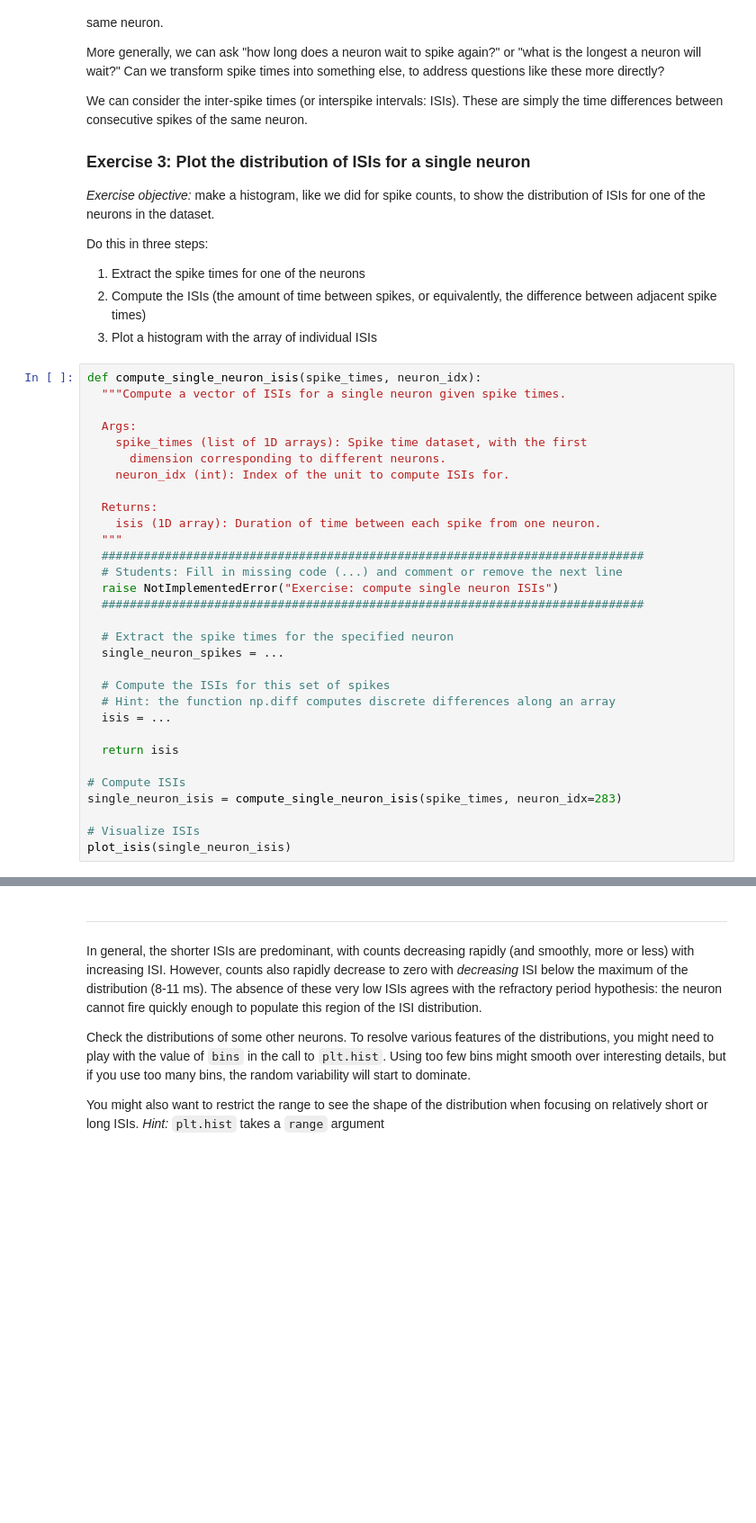
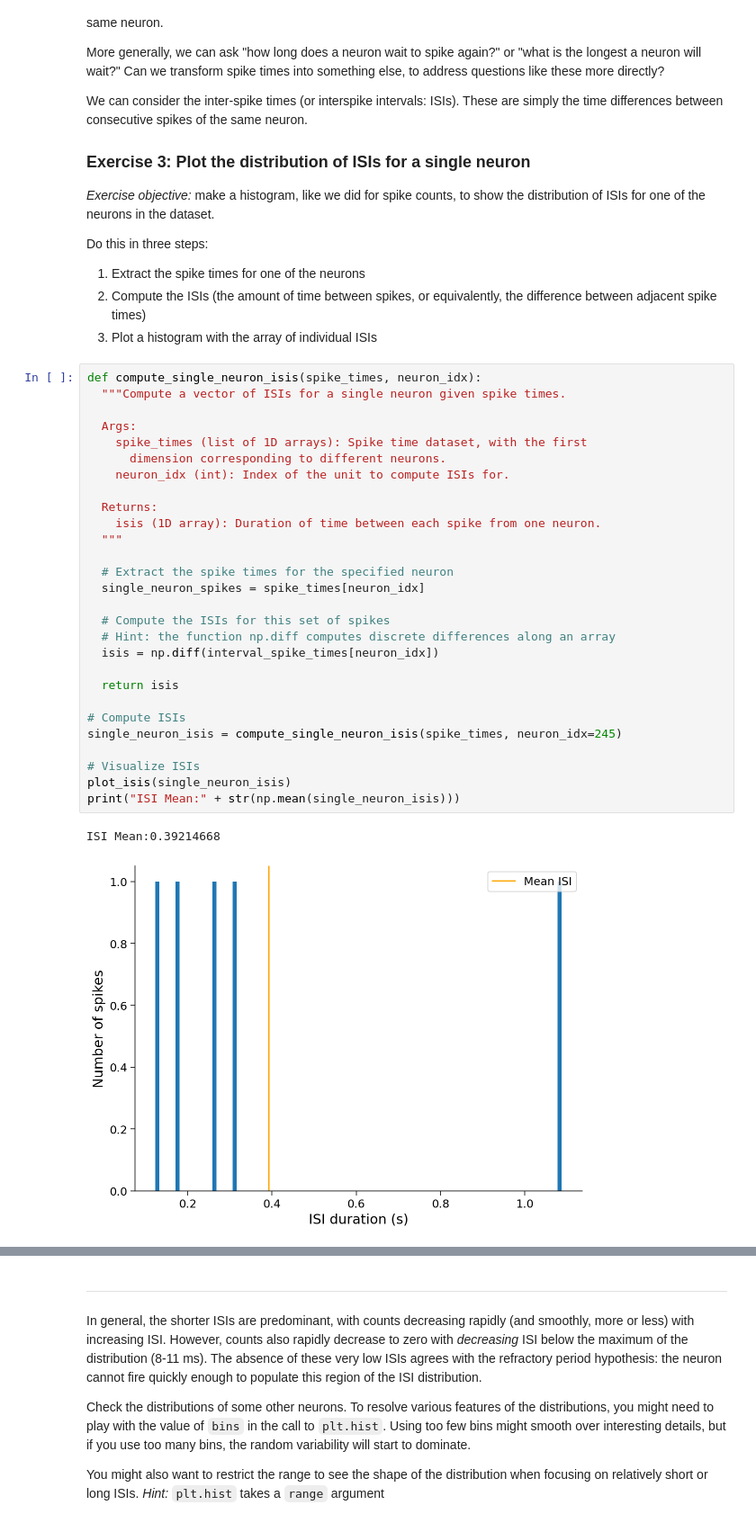
Before and after one commit to 7azimos94/course-content, a Jupyter notebook: tutorials/W1D1_ModelTypes/W1D1_Tutorial1.ipynb, the cells around one changed output, grey strips where cells are left out. Shown: that part at 90% size. Saved outputs shown, nothing was run; the diff lists cells and outputs as text; blank space fills up the shorter version.

```diff
--- a/tutorials/W1D1_ModelTypes/W1D1_Tutorial1.ipynb
+++ b/tutorials/W1D1_ModelTypes/W1D1_Tutorial1.ipynb
@@ -432,31 +505,31 @@ Do this in three steps:
 # %%
 def compute_single_neuron_isis(spike_times, neuron_idx):
   """Compute a vector of ISIs for a single neuron given spike times.
 
   Args:
     spike_times (list of 1D arrays): Spike time dataset, with the first
       dimension corresponding to different neurons.
     neuron_idx (int): Index of the unit to compute ISIs for.
 
   Returns:
     isis (1D array): Duration of time between each spike from one neuron.
   """
-  #############################################################################
-  # Students: Fill in missing code (...) and comment or remove the next line
-  raise NotImplementedError("Exercise: compute single neuron ISIs")
-  #############################################################################
 
   # Extract the spike times for the specified neuron
-  single_neuron_spikes = ...
+  single_neuron_spikes = spike_times[neuron_idx]
 
   # Compute the ISIs for this set of spikes
   # Hint: the function np.diff computes discrete differences along an array
-  isis = ...
+  isis = np.diff(interval_spike_times[neuron_idx])
 
   return isis
 
 # Compute ISIs
-single_neuron_isis = compute_single_neuron_isis(spike_times, neuron_idx=283)
+single_neuron_isis = compute_single_neuron_isis(spike_times, neuron_idx=245)
 
 # Visualize ISIs
 plot_isis(single_neuron_isis)
+print("ISI Mean:" + str(np.mean(single_neuron_isis)))
+# %% [output]
+ISI Mean:0.39214668
+[figure, added]
```
Also changed, not shown: parts of 24 cells of this notebook, 2 other files.
